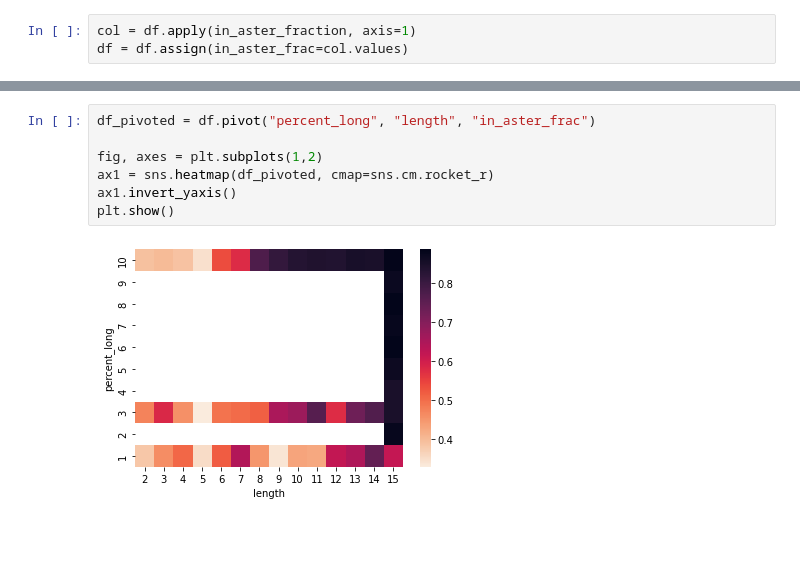
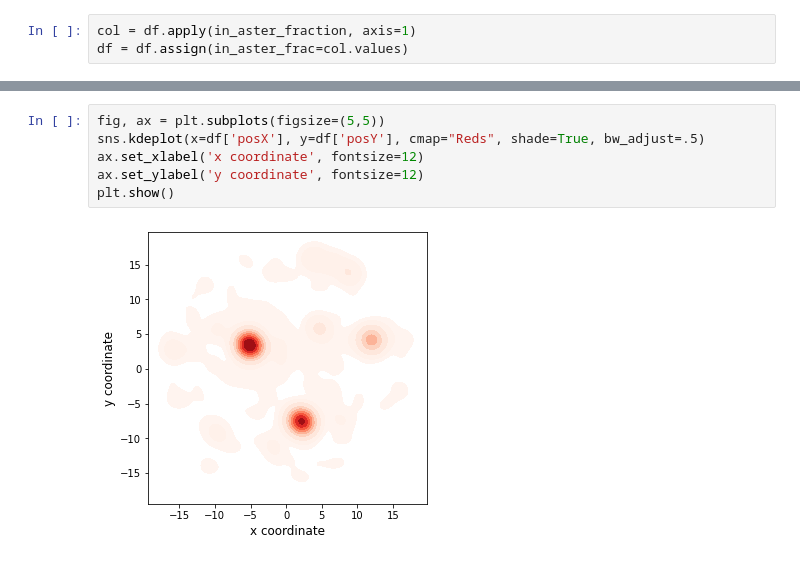
Before and after one commit to shichenliu97/active-matters-programmed-phase-transition, a Jupyter notebook: analysis/percolation-phases.ipynb, the cells around one changed output, grey strips where cells are left out. Saved outputs shown, nothing was run; the diff lists cells and outputs as text; blank space fills up the shorter version.

```diff
--- a/analysis/percolation-phases.ipynb
+++ b/analysis/percolation-phases.ipynb
@@ -113,9 +254,8 @@ plt.show()
-# %%
-df_pivoted = df.pivot("percent_long", "length", "in_aster_frac")
-
-fig, axes = plt.subplots(1,2)
-ax1 = sns.heatmap(df_pivoted, cmap=sns.cm.rocket_r)
-ax1.invert_yaxis()
-plt.show()
-# %% [output]
-[figure, removed]
+# %%
+fig, ax = plt.subplots(figsize=(5,5))
+sns.kdeplot(x=df['posX'], y=df['posY'], cmap="Reds", shade=True, bw_adjust=.5)
+ax.set_xlabel('x coordinate', fontsize=12)
+ax.set_ylabel('y coordinate', fontsize=12)
+plt.show()
+# %% [output]
+[figure, added]
```
Also changed, not shown: parts of 25 cells of this notebook, 7 other files.
